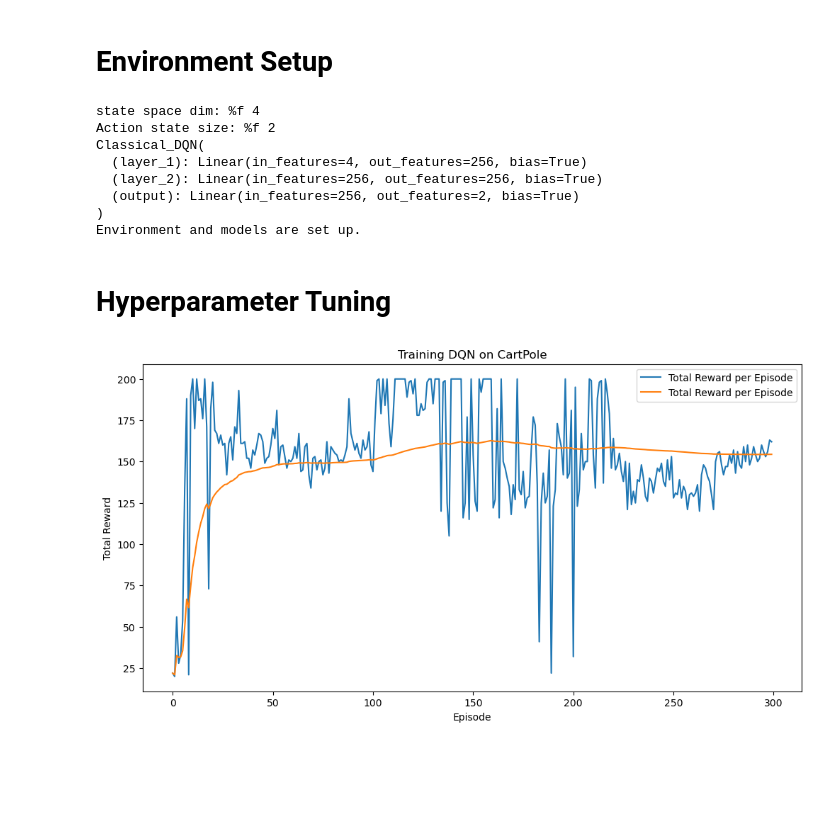
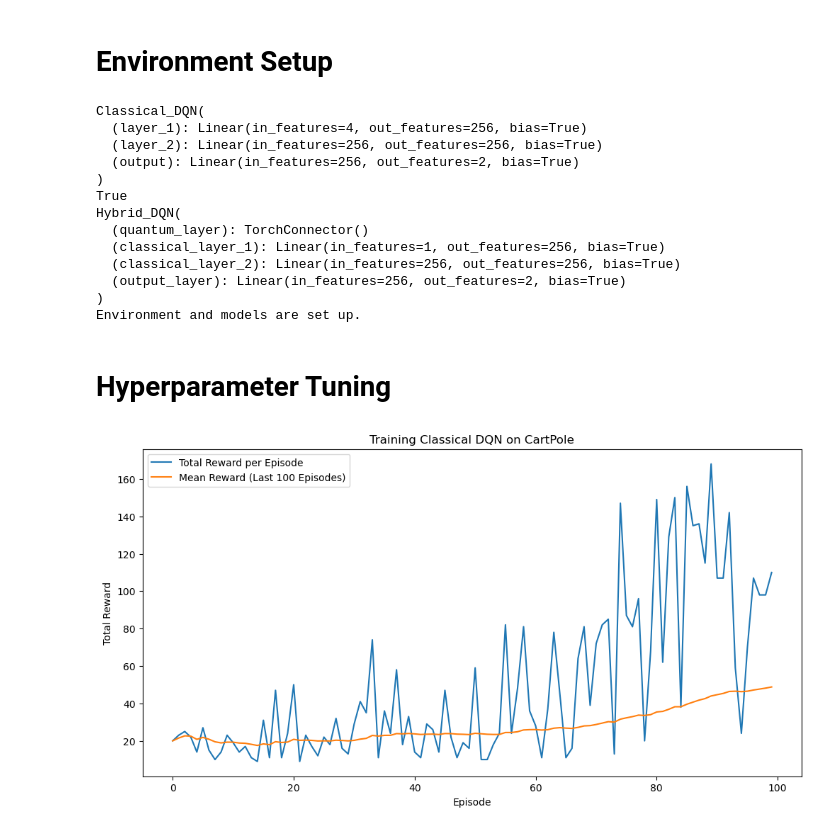
Before and after one commit to amirs2312/Masters-Thesis, a Jupyter notebook: Recreation.ipynb, the cells around one changed output. Cells and saved outputs as stored; diff of their text form; code cells hidden in the pictures; blank space fills up the shorter version.

Commit message:
Hybrid Net not working yet

```diff
--- a/Recreation.ipynb
+++ b/Recreation.ipynb
@@ -70,8 +183,7 @@ action_size = env.action_space.n
 
 # Creating live and target models
 live_model = Classical_DQN(state_size, action_size).to(device)
-optimizer = optim.Adam(live_model.parameters(), lr=0.001)
-criterion = torch.nn.MSELoss()
+
 
 target_model = Classical_DQN(state_size, action_size).to(device)
 target_model.load_state_dict(live_model.state_dict())
@@ -80,13 +192,29 @@ target_model.eval()
 print(live_model)
 
 
+# Creating live and target models
+live_qmodel = Hybrid_DQN(state_size, action_size).to(device)
+print(hasattr(live_qmodel, 'encode_cartpole_state'))
+
+target_qmodel = Hybrid_DQN(state_size, action_size).to(device)
+target_qmodel.load_state_dict(live_qmodel.state_dict())
+target_qmodel.eval()
+
+print(live_qmodel)
+
+
 print("Environment and models are set up.")
 # %% [output]
-state space dim: %f 4
-Action state size: %f 2
 Classical_DQN(
   (layer_1): Linear(in_features=4, out_features=256, bias=True)
   (layer_2): Linear(in_features=256, out_features=256, bias=True)
   (output): Linear(in_features=256, out_features=2, bias=True)
 )
+True
+Hybrid_DQN(
+  (quantum_layer): TorchConnector()
+  (classical_layer_1): Linear(in_features=1, out_features=256, bias=True)
+  (classical_layer_2): Linear(in_features=256, out_features=256, bias=True)
+  (output_layer): Linear(in_features=256, out_features=2, bias=True)
+)
 Environment and models are set up.
@@ -182,20 +221,26 @@ def train_DQN(env, epsilon, epsilon_decay, num_episodes, replay_buffer, batch_si
 # %% [markdown]
 # Hyperparameter Tuning
 # %%
-
 
 # Create the training buffer for experience replay
 buffer_capacity = 10000
 replay_buffer = ReplayBuffer(buffer_capacity)
 
+optimizer = optim.Adam(live_model.parameters(), lr=0.001)
+criterion = torch.nn.MSELoss()
+
+optimizerq = optim.Adam(live_qmodel.parameters(), lr=0.001)
+criterionq = torch.nn.MSELoss()
+
 gamma = 0.99              # Discount factor for future rewards
 epsilon = 1.0             # Initial exploration rate
 epsilon_decay = 0.99    # Decay rate for epsilon
 epsilon_min = 0.005        # Minimum exploration rate
-batch_size = 128           # Number of experiences sampled per update
+batch_size = 32          # Number of experiences sampled per update
 target_update_freq = 10   # Frequency to update the target network
-num_episodes = 300        # Total number of episodes to train
+num_episodes = 100        # Total number of episodes to train
 # %%
-train_DQN(env, epsilon, epsilon_decay, num_episodes, replay_buffer, batch_size, target_update_freq, epsilon_min, gamma)
+# Train the model
+train_DQN(env, epsilon, epsilon_decay, num_episodes, replay_buffer, batch_size, target_update_freq, epsilon_min, gamma, device, live_model, target_model, criterion, optimizer)
 # %% [output]
-[figure, old version]
+[figure, new version]
```
Also changed, not shown: parts of 5 cells of this notebook, 2 other files.
